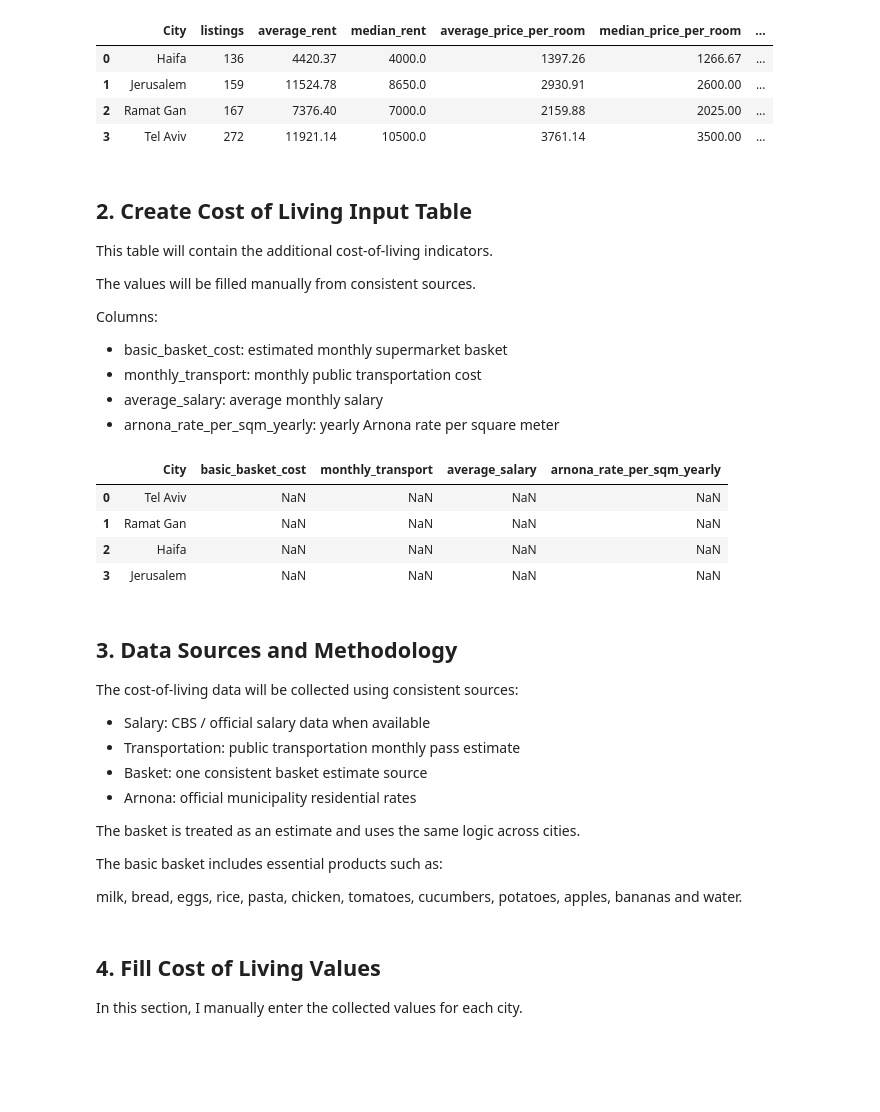
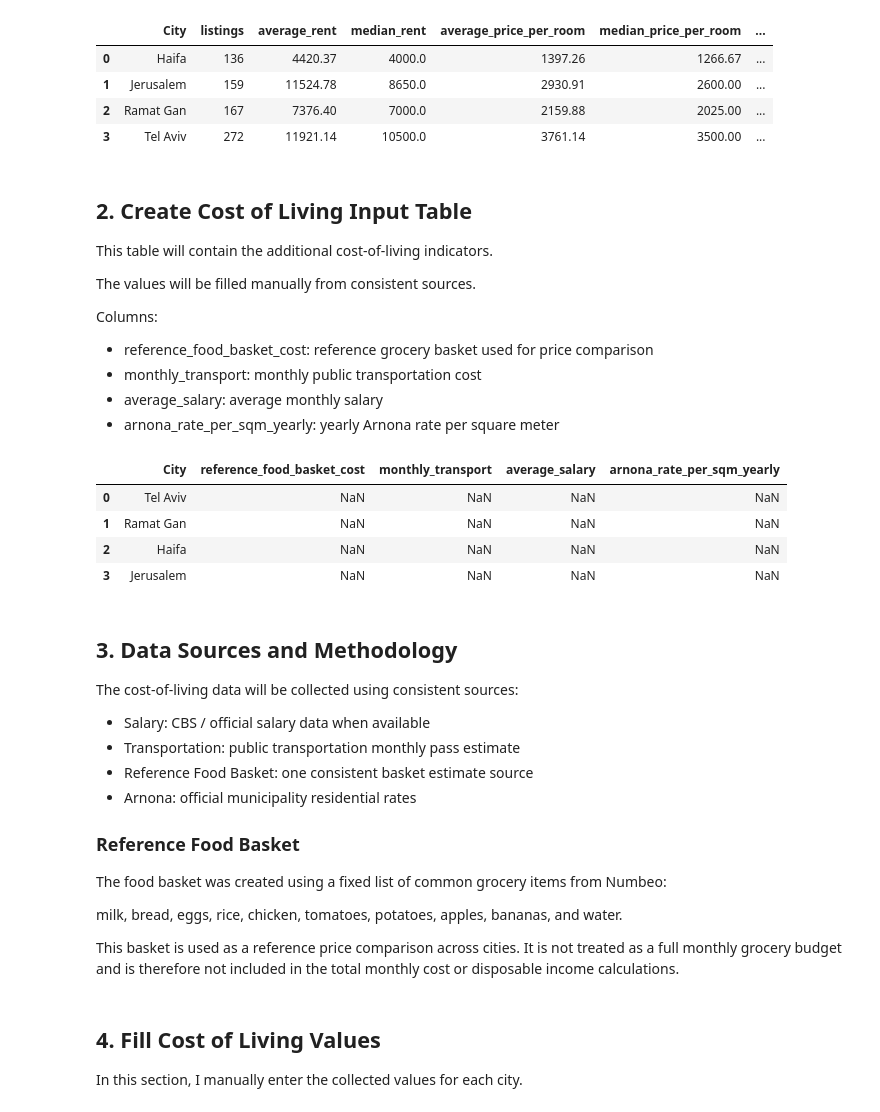
Before and after one commit to juanepstein99/cost-of-living-for-olim-israel, a Jupyter notebook: notebooks/Cost_of_Living_Summary.ipynb, the cells around one changed output. Cells and saved outputs as stored; diff of their text form; code cells hidden in the pictures; blank space fills up the shorter version.

```diff
--- a/notebooks/Cost_of_Living_Summary.ipynb
+++ b/notebooks/Cost_of_Living_Summary.ipynb
@@ -87,31 +91,31 @@ The values will be filled manually from consistent sources.
 
 Columns:
 
-- basic_basket_cost: estimated monthly supermarket basket
+- reference_food_basket_cost: reference grocery basket used for price comparison
 - monthly_transport: monthly public transportation cost
 - average_salary: average monthly salary
 - arnona_rate_per_sqm_yearly: yearly Arnona rate per square meter
 # %%
 # Create manual cost of living table
 city_cost = pd.DataFrame({
     "City": ["Tel Aviv", "Ramat Gan", "Haifa", "Jerusalem"],
 
-    # Monthly supermarket basket estimate
-    "basic_basket_cost": [np.nan, np.nan, np.nan, np.nan],
+    # Reference grocery basket for price comparison
+    "reference_food_basket_cost": [np.nan, np.nan, np.nan, np.nan],
 
     # Monthly public transportation cost
     "monthly_transport": [np.nan, np.nan, np.nan, np.nan],
 
     # Average monthly salary
     "average_salary": [np.nan, np.nan, np.nan, np.nan],
 
     # Yearly Arnona rate per square meter
     "arnona_rate_per_sqm_yearly": [np.nan, np.nan, np.nan, np.nan]
 })
 
 city_cost
 # %% [output]
-|  | City | basic_basket_cost | monthly_transport | average_salary | arnona_rate_per_sqm_yearly |
+|  | City | reference_food_basket_cost | monthly_transport | average_salary | arnona_rate_per_sqm_yearly |
 | 0 | Tel Aviv | NaN | NaN | NaN | NaN |
 | 1 | Ramat Gan | NaN | NaN | NaN | NaN |
 | 2 | Haifa | NaN | NaN | NaN | NaN |
@@ -123,14 +127,17 @@ The cost-of-living data will be collected using consistent sources:
 
 - Salary: CBS / official salary data when available
 - Transportation: public transportation monthly pass estimate
-- Basket: one consistent basket estimate source
+- Reference Food Basket: one consistent basket estimate source
 - Arnona: official municipality residential rates
 
-The basket is treated as an estimate and uses the same logic across cities.
+### Reference Food Basket
 
-The basic basket includes essential products such as:
+The food basket was created using a fixed list of common grocery items from Numbeo:
 
-milk, bread, eggs, rice, pasta, chicken, tomatoes, cucumbers, potatoes, apples, bananas and water.
+milk, bread, eggs, rice, chicken, tomatoes, potatoes, apples, bananas, and water.
+
+This basket is used as a reference price comparison across cities.
+It is not treated as a full monthly grocery budget and is therefore not included in the total monthly cost or disposable income calculations.
 # %% [markdown]
 ## 4. Fill Cost of Living Values
 
```
Also changed, not shown: parts of 10 cells of this notebook, 3 other files.
